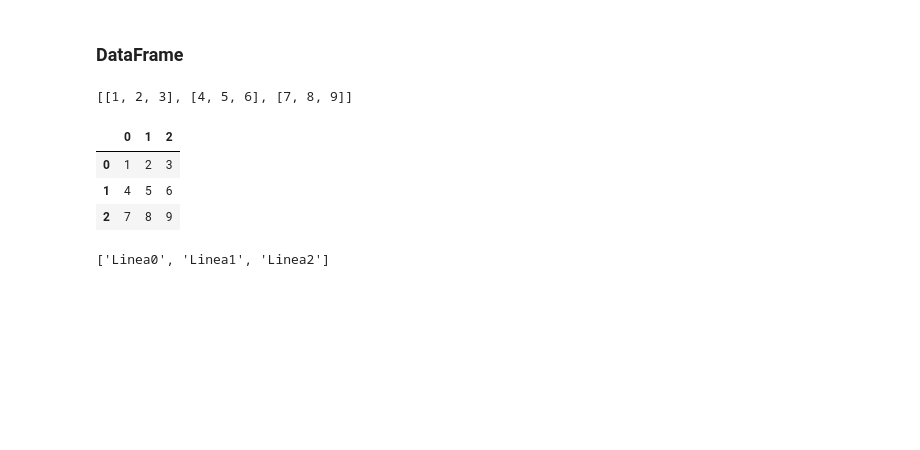
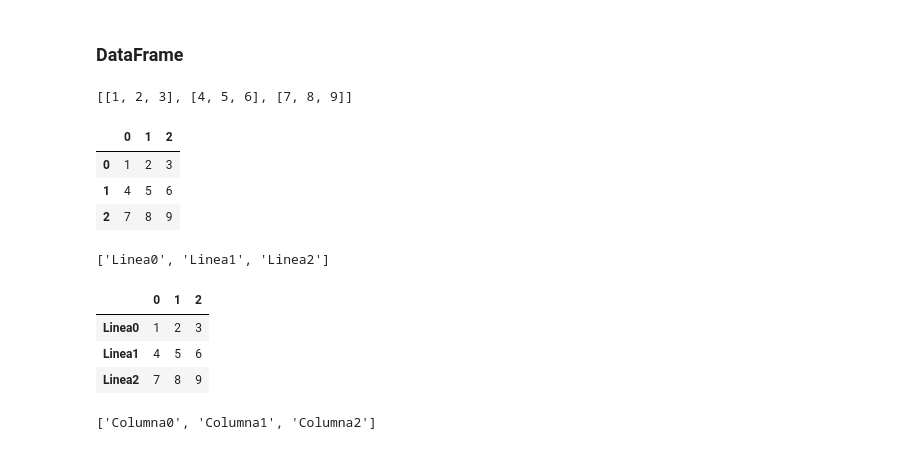
Before and after one commit to MatiasRuizSilva/Python-for-Data-Science, a Jupyter notebook: Estructura_de_datos.ipynb, the cells around one changed output. Drawn from its saved outputs; the diff is of its cells as text; code cells hidden in the pictures; blank space fills up the shorter version.

```diff
--- a/Estructura_de_datos.ipynb
+++ b/Estructura_de_datos.ipynb
@@ -103,3 +103,16 @@ index = ['Linea' + str(i) for i in range(3)]
 index
 # %% [output]
 ['Linea0', 'Linea1', 'Linea2']
+# %%
+df1 = pd.DataFrame(data = data, index = index)
+df1
+# %% [output]
+|  | 0 | 1 | 2 |
+| Linea0 | 1 | 2 | 3 |
+| Linea1 | 4 | 5 | 6 |
+| Linea2 | 7 | 8 | 9 |
+# %%
+columns = ['Columna' + str(i) for i in range(3)]
+columns
+# %% [output]
+['Columna0', 'Columna1', 'Columna2']
```
Also changed, not shown: parts of 10 cells of this notebook.
